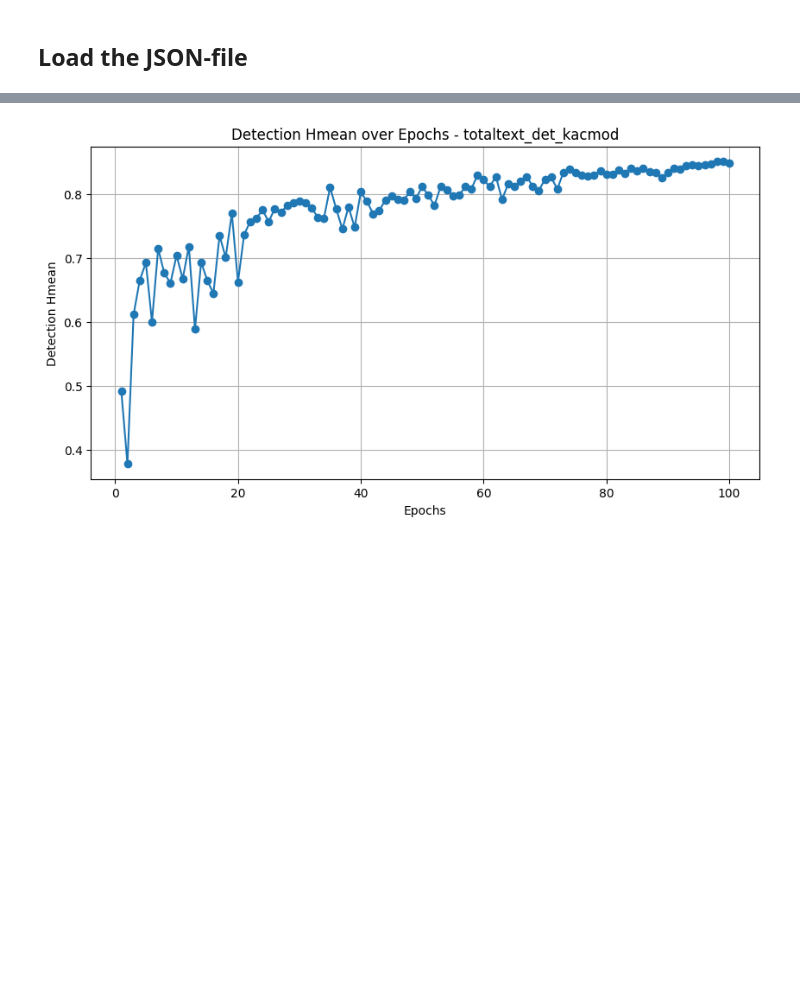
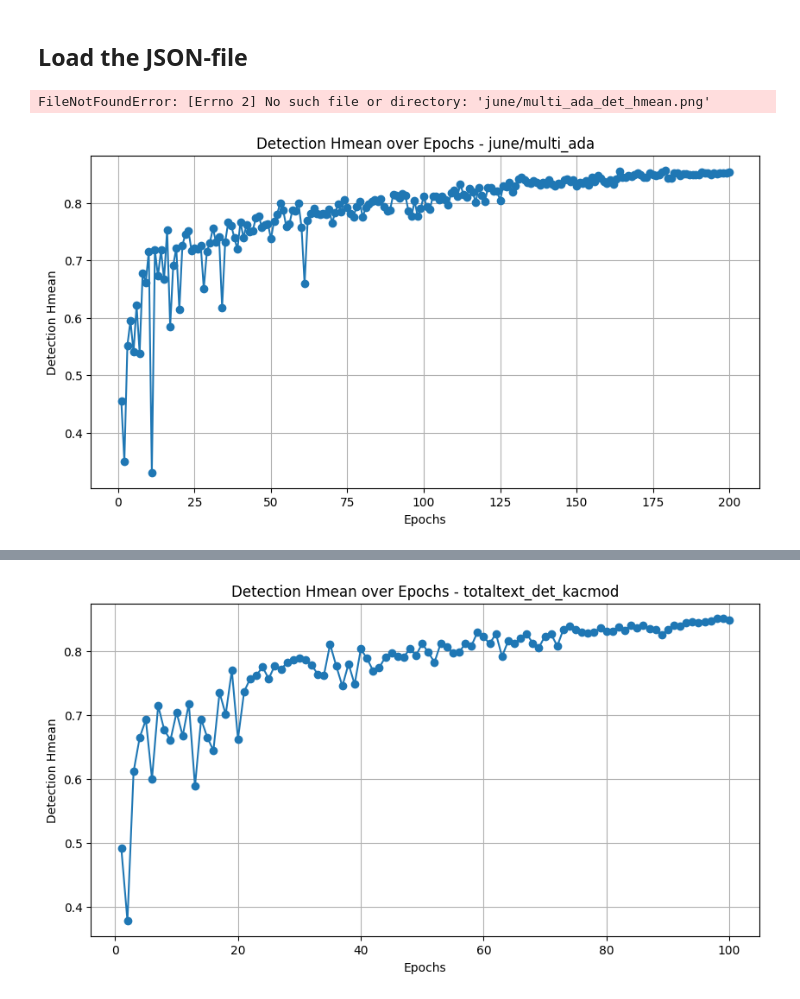
Before and after one commit to johntr1/LRANet, a Jupyter notebook: tools/plot-results.ipynb, the cells around one changed output, grey strips where cells are left out. Drawn from its saved outputs; the diff is of its cells as text; code cells hidden in the pictures; blank space fills up the shorter version.

```diff
--- a/tools/plot-results.ipynb
+++ b/tools/plot-results.ipynb
@@ -70,14 +70,24 @@ def plot_hmean(epochs, det_hmean, experiment_name):
     plt.savefig(f'{experiment_name}_det_hmean.png')
     plt.show()
 # %%
-experiment_name = "totaltext_det_kac"
-json_file_name1 = "20250513_164333.log.json"
-json_file_name2 = "20250513_195325.log.json"
-data1 = load_json_file(get_path(experiment_name, json_file_name1))
-data2 = load_json_file(get_path(experiment_name, json_file_name2))
+experiment_name = "june/multi_ada"
+json_file_name1 = "20250609_130731.log.json"
+json_file_name2 = "20250610_144828.log.json"
 
-# Concatenate the two dictionaries
+
+path1 = get_path(experiment_name, json_file_name1)
+path2 = get_path(experiment_name, json_file_name2)
+
+
+data1 = load_json_file(path1)
+data2 = load_json_file(path2)
 data = data1 + data2
+
+epochs, det_hmean = get_results(data)
+plot_hmean(epochs, det_hmean, experiment_name)
+# %% [output]
+FileNotFoundError: [Errno 2] No such file or directory: 'june/multi_ada_det_hmean.png'
+[figure, added]
 # %%
 epochs = []
 det_hmean = []
```
Also changed, not shown: parts of 2 cells of this notebook, 6 other files.
